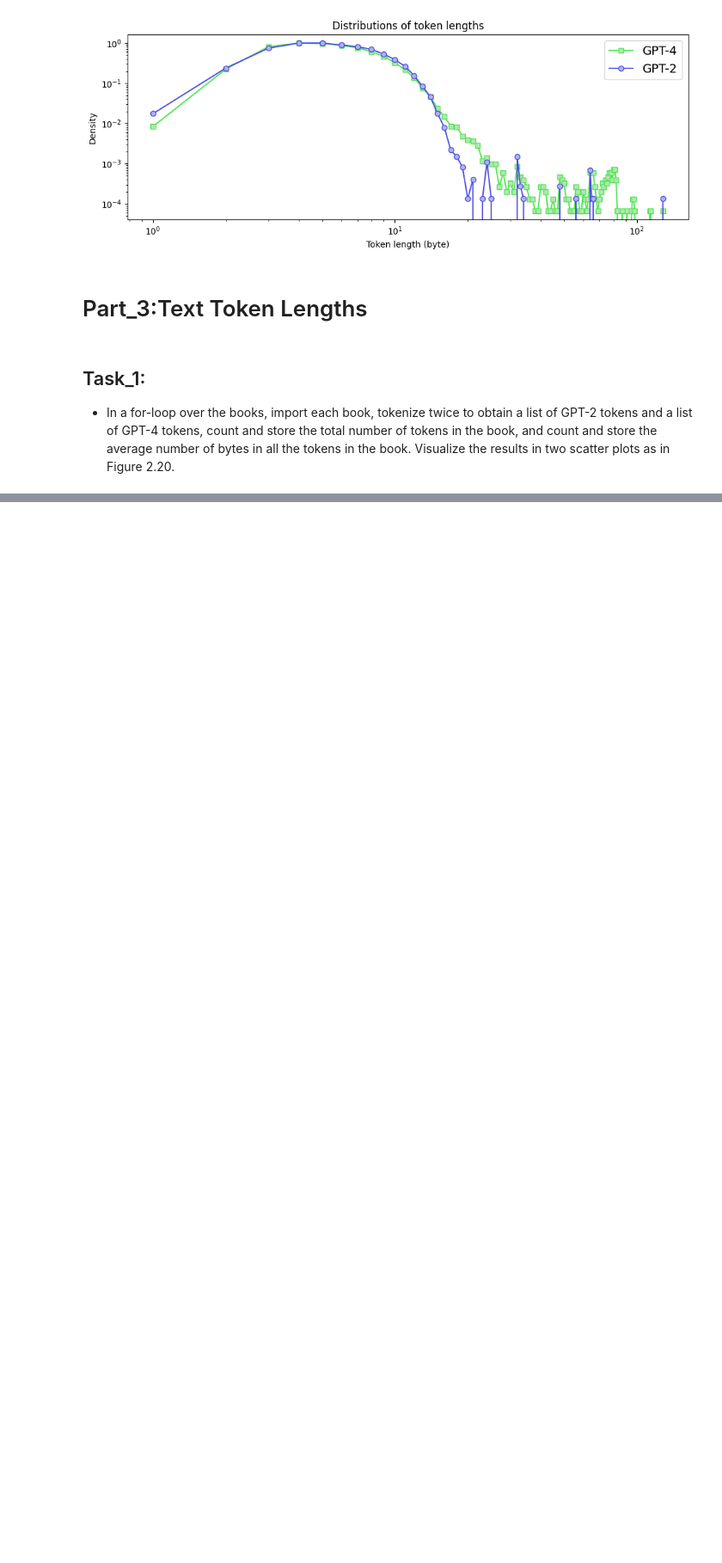
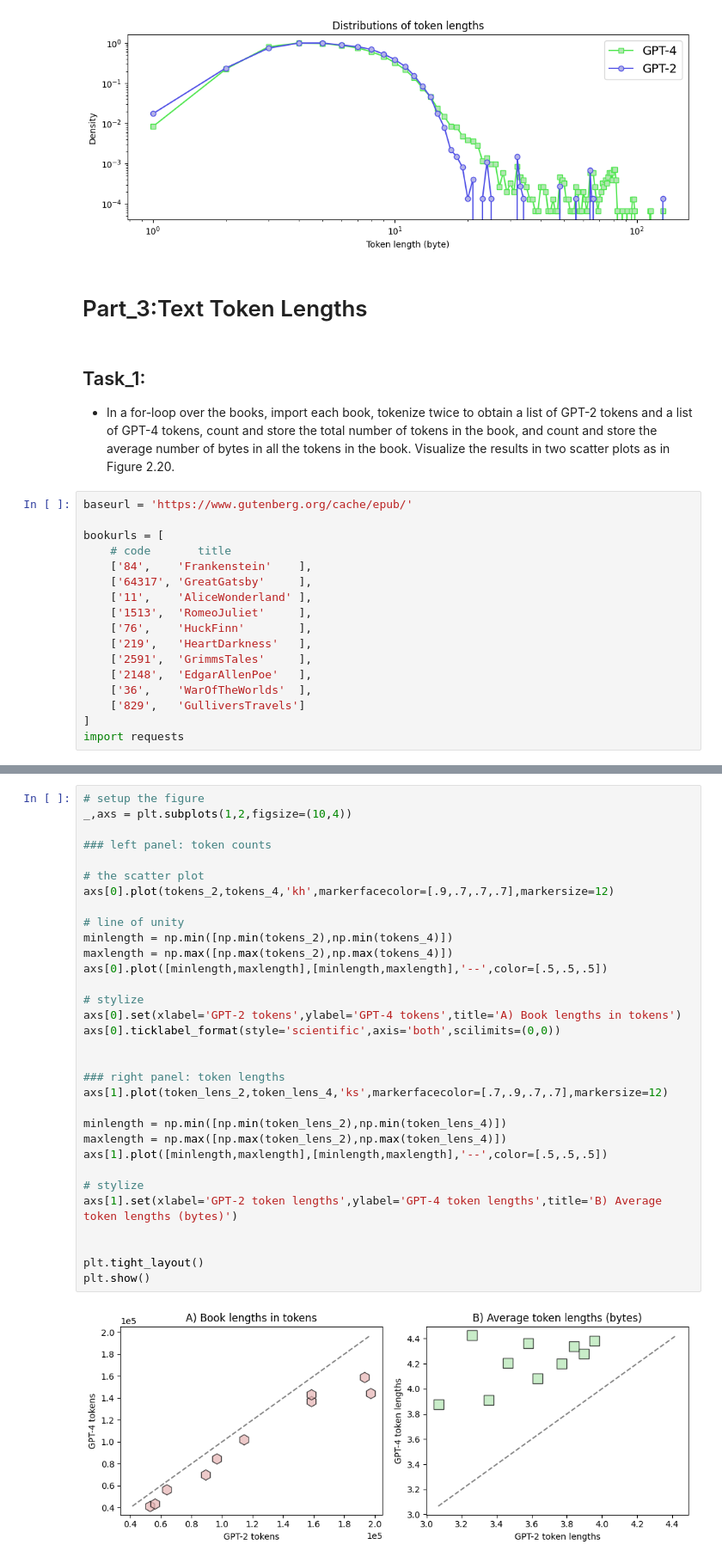
Before and after one commit to Saransh-Basu-01/50-Ml-Projects-to-understand-LLMs, a Jupyter notebook: Project_7_Translating_between_Tokenizers.ipynb, the cells around one changed output, grey strips where cells are left out. Shown at 86% size. Drawn from its saved outputs; the diff is of its cells as text; blank space fills up the shorter version.

```diff
--- a/Project_7_Translating_between_Tokenizers.ipynb
+++ b/Project_7_Translating_between_Tokenizers.ipynb
@@ -110,3 +110,20 @@ obtain a list of GPT-2 tokens and a list of GPT-4 tokens, count and
 store the total number of tokens in the book, and count and store
 the average number of bytes in all the tokens in the book.
 Visualize the results in two scatter plots as in Figure 2.20.
+# %%
+baseurl = 'https://www.gutenberg.org/cache/epub/'
+
+bookurls = [
+    # code       title
+    ['84',    'Frankenstein'    ],
+    ['64317', 'GreatGatsby'     ],
+    ['11',    'AliceWonderland' ],
+    ['1513',  'RomeoJuliet'     ],
+    ['76',    'HuckFinn'        ],
+    ['219',   'HeartDarkness'   ],
+    ['2591',  'GrimmsTales'     ],
+    ['2148',  'EdgarAllenPoe'   ],
+    ['36',    'WarOfTheWorlds'  ],
+    ['829',   'GulliversTravels']
+]
+import requests
@@ -112,0 +158,34 @@ Visualize the results in two scatter plots as in Figure 2.20.
+# %%
+# setup the figure
+_,axs = plt.subplots(1,2,figsize=(10,4))
+
+### left panel: token counts
+
+# the scatter plot
+axs[0].plot(tokens_2,tokens_4,'kh',markerfacecolor=[.9,.7,.7,.7],markersize=12)
+
+# line of unity
+minlength = np.min([np.min(tokens_2),np.min(tokens_4)])
+maxlength = np.max([np.max(tokens_2),np.max(tokens_4)])
+axs[0].plot([minlength,maxlength],[minlength,maxlength],'--',color=[.5,.5,.5])
+
+# stylize
+axs[0].set(xlabel='GPT-2 tokens',ylabel='GPT-4 tokens',title='A) Book lengths in tokens')
+axs[0].ticklabel_format(style='scientific',axis='both',scilimits=(0,0))
+
+
+### right panel: token lengths
+axs[1].plot(token_lens_2,token_lens_4,'ks',markerfacecolor=[.7,.9,.7,.7],markersize=12)
+
+minlength = np.min([np.min(token_lens_2),np.min(token_lens_4)])
+maxlength = np.max([np.max(token_lens_2),np.max(token_lens_4)])
+axs[1].plot([minlength,maxlength],[minlength,maxlength],'--',color=[.5,.5,.5])
+
+# stylize
+axs[1].set(xlabel='GPT-2 token lengths',ylabel='GPT-4 token lengths',title='B) Average token lengths (bytes)')
+
+
+plt.tight_layout()
+plt.show()
+# %% [output]
+[figure, added]
```
Also changed, not shown: parts of 1 cell of this notebook.
